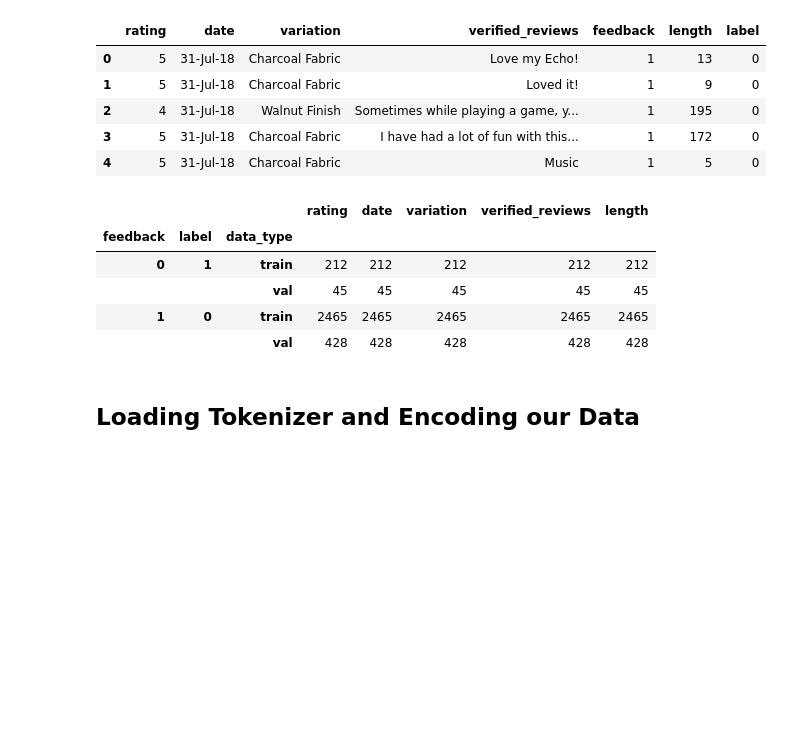
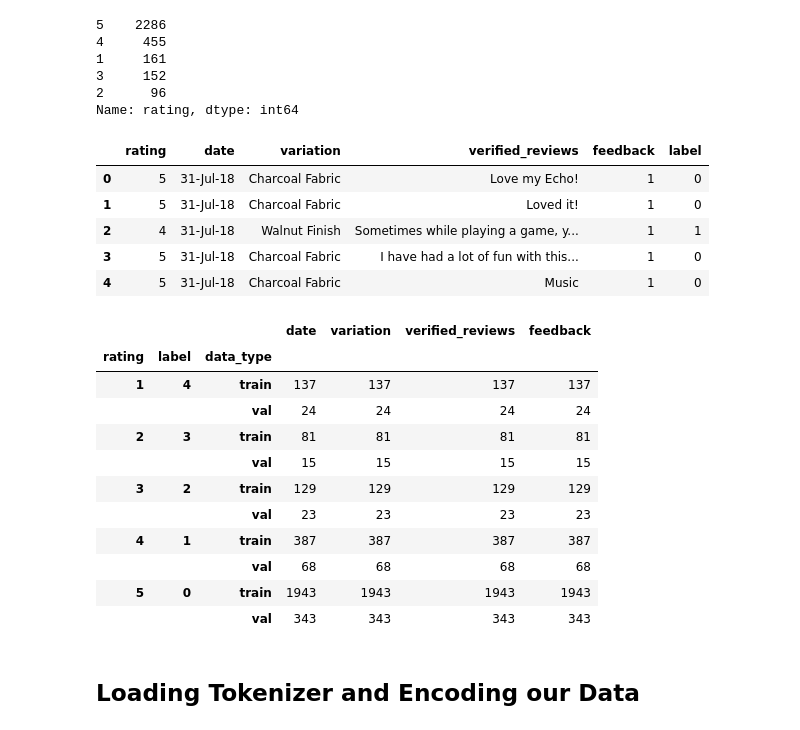
Before and after one commit to catherine-somers/Capstone-2--Springboard, a Jupyter notebook: CP2_Sentiment_Analysis_with_BERT.ipynb, the cells around one changed output. Drawn from its saved outputs; the diff is of its cells as text; code cells hidden in the pictures; blank space fills up the shorter version.

```diff
--- a/CP2_Sentiment_Analysis_with_BERT.ipynb
+++ b/CP2_Sentiment_Analysis_with_BERT.ipynb
@@ -198 +38,10 @@ True negative =  576
+# %%
+df.rating.value_counts()
+# %% [output]
+5    2286
+4     455
+1     161
+3     152
+2      96
+Name: rating, dtype: int64
 # %%
@@ -202,38 +51,44 @@ label_dict = {}
 for index, possible_label in enumerate(possible_labels):
     label_dict[possible_label] = index
 # %%
-review_data['label'] = review_data.feedback.replace(label_dict)
+df['label'] = df.rating.replace(label_dict)
 # %%
-review_data.head()
+df.head()
 # %% [output]
-|  | rating | date | variation | verified_reviews | feedback | length | label |
-| 0 | 5 | 31-Jul-18 | Charcoal Fabric | Love my Echo! | 1 | 13 | 0 |
-| 1 | 5 | 31-Jul-18 | Charcoal Fabric | Loved it! | 1 | 9 | 0 |
-| 2 | 4 | 31-Jul-18 | Walnut Finish | Sometimes while playing a game, y... | 1 | 195 | 0 |
-| 3 | 5 | 31-Jul-18 | Charcoal Fabric | I have had a lot of fun with this... | 1 | 172 | 0 |
-| 4 | 5 | 31-Jul-18 | Charcoal Fabric | Music | 1 | 5 | 0 |
+|  | rating | date | variation | verified_reviews | feedback | label |
+| 0 | 5 | 31-Jul-18 | Charcoal Fabric | Love my Echo! | 1 | 0 |
+| 1 | 5 | 31-Jul-18 | Charcoal Fabric | Loved it! | 1 | 0 |
+| 2 | 4 | 31-Jul-18 | Walnut Finish | Sometimes while playing a game, y... | 1 | 1 |
+| 3 | 5 | 31-Jul-18 | Charcoal Fabric | I have had a lot of fun with this... | 1 | 0 |
+| 4 | 5 | 31-Jul-18 | Charcoal Fabric | Music | 1 | 0 |
 # %%
 from sklearn.model_selection import train_test_split
 # %%
-X_train, X_val, y_train, y_val = train_test_split(review_data.index.values,
-                                                  review_data.label.values,
+X_train, X_val, y_train, y_val = train_test_split(df.index.values,
+                                                  df.label.values,
                                                   test_size=0.15,
                                                   random_state=17,
-                                                  )
+                                                  stratify=df.label.values)
 # %%
-review_data['data_type'] = ['not_set']*review_data.shape[0]
+df['data_type'] = ['not_set']*df.shape[0]
 # %%
-review_data.loc[X_train, 'data_type'] = 'train'
-review_data.loc[X_val, 'data_type'] = 'val'
+df.loc[X_train, 'data_type'] = 'train'
+df.loc[X_val, 'data_type'] = 'val'
 # %%
-review_data.groupby(['feedback', 'label', 'data_type']).count()
+df.groupby(['rating', 'label', 'data_type']).count()
 # %% [output]
-|  |  |  | rating | date | variation | verified_reviews | length |
-| feedback | label | data_type |  |  |  |  |  |
-| 0 | 1 | train | 212 | 212 | 212 | 212 | 212 |
-|  |  | val | 45 | 45 | 45 | 45 | 45 |
-| 1 | 0 | train | 2465 | 2465 | 2465 | 2465 | 2465 |
-|  |  | val | 428 | 428 | 428 | 428 | 428 |
+|  |  |  | date | variation | verified_reviews | feedback |
+| rating | label | data_type |  |  |  |  |
+| 1 | 4 | train | 137 | 137 | 137 | 137 |
+|  |  | val | 24 | 24 | 24 | 24 |
+| 2 | 3 | train | 81 | 81 | 81 | 81 |
+|  |  | val | 15 | 15 | 15 | 15 |
+| 3 | 2 | train | 129 | 129 | 129 | 129 |
+|  |  | val | 23 | 23 | 23 | 23 |
+| 4 | 1 | train | 387 | 387 | 387 | 387 |
+|  |  | val | 68 | 68 | 68 | 68 |
+| 5 | 0 | train | 1943 | 1943 | 1943 | 1943 |
+|  |  | val | 343 | 343 | 343 | 343 |
 # %% [markdown]
 ## Loading Tokenizer and Encoding our Data
 # %%
```
Also changed, not shown: parts of 56 cells of this notebook.
